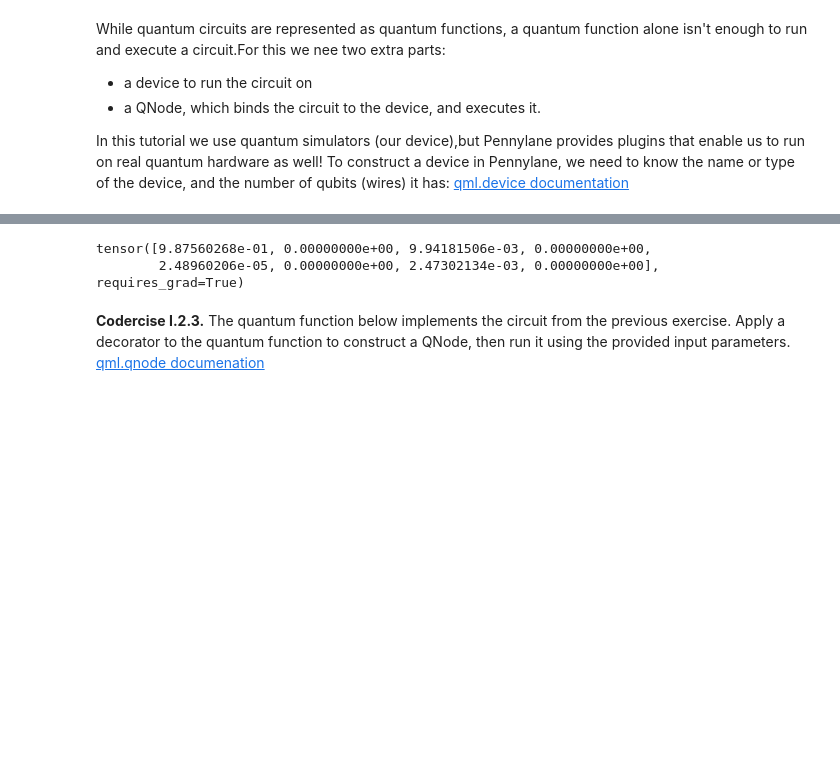
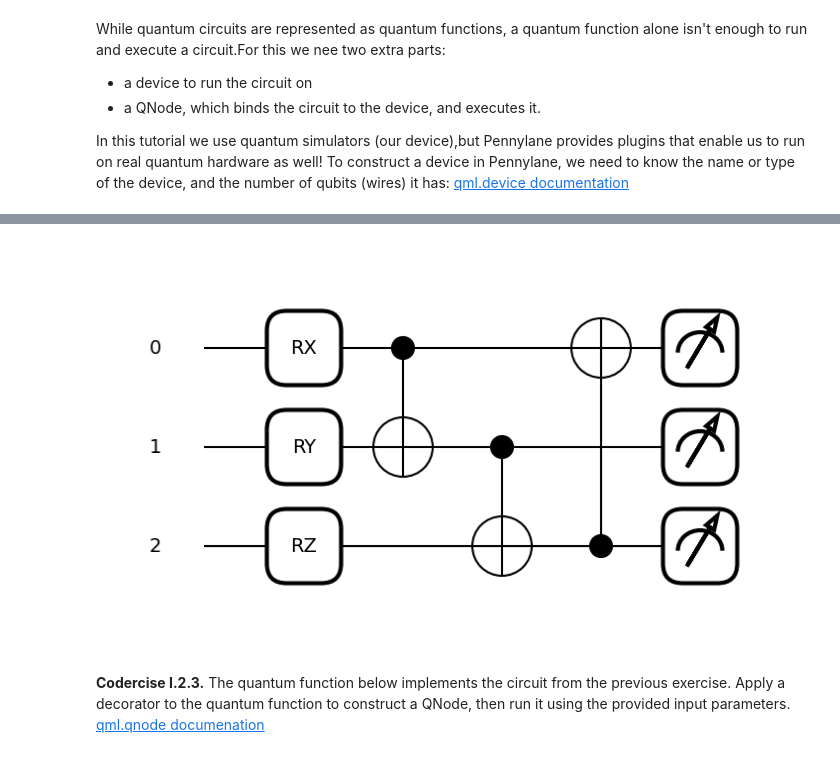
Before and after one commit to Martyna94/PennyLane, a Jupyter notebook: Codebook/Introduction/I.2.ipynb, the cells around one changed output, grey strips where cells are left out. Cells and saved outputs as stored; diff of their text form; code cells hidden in the pictures; blank space fills up the shorter version.

```diff
--- a/Codebook/Introduction/I.2.ipynb
+++ b/Codebook/Introduction/I.2.ipynb
@@ -40,33 +40,33 @@ We have to ways to contruct a QNode:
 Complete the quantum function in the PennyLane code below to implement the following quantum circuit. We'll then construct a QNode, and run the circuit on the provided device.
 ![QNode](./images/I.2.2.png)
 # %%
+from IPython.core.display_functions import display
 # This creates a device with three wires on which PennyLane can run computations
 dev = qml.device("default.qubit", wires=3)
 
 
 def my_circuit(theta, phi, omega):
     qml.RX(theta, wires=0)
     qml.RY(phi, wires=1)
     qml.RZ(omega, wires=2)
 
-    qml.CNOT(wires=[0,1])
-    qml.CNOT(wires=[0,1])
-    qml.CNOT(wires=[0,1])
+    qml.broadcast(qml.CNOT, wires=range(3), pattern='ring')
 
-    return qml.probs(wires=[0, 1, 2])
+    return qml.probs(wires=range(3))
 
 
 # This creates a QNode, binding the function and device
 my_qnode = qml.QNode(my_circuit, dev)
 
 # We set up some values for the input parameters
 theta, phi, omega = 0.1, 0.2, 0.3
 
 # Now we can execute the QNode by calling it like we would a regular function
 my_qnode(theta, phi, omega)
+fig, ax = qml.draw_mpl(my_circuit)(theta, phi, omega)
+fig.show()
 # %% [output]
-tensor([9.87560268e-01, 0.00000000e+00, 9.94181506e-03, 0.00000000e+00,
-        2.48960206e-05, 0.00000000e+00, 2.47302134e-03, 0.00000000e+00], requires_grad=True)
+[figure, added]
 # %% [markdown]
 **Codercise I.2.3.**
  The quantum function below implements the circuit from the previous exercise. Apply a decorator to the quantum function to construct a QNode, then run it using the provided input parameters.
```
Also changed, not shown: 2 other files.
